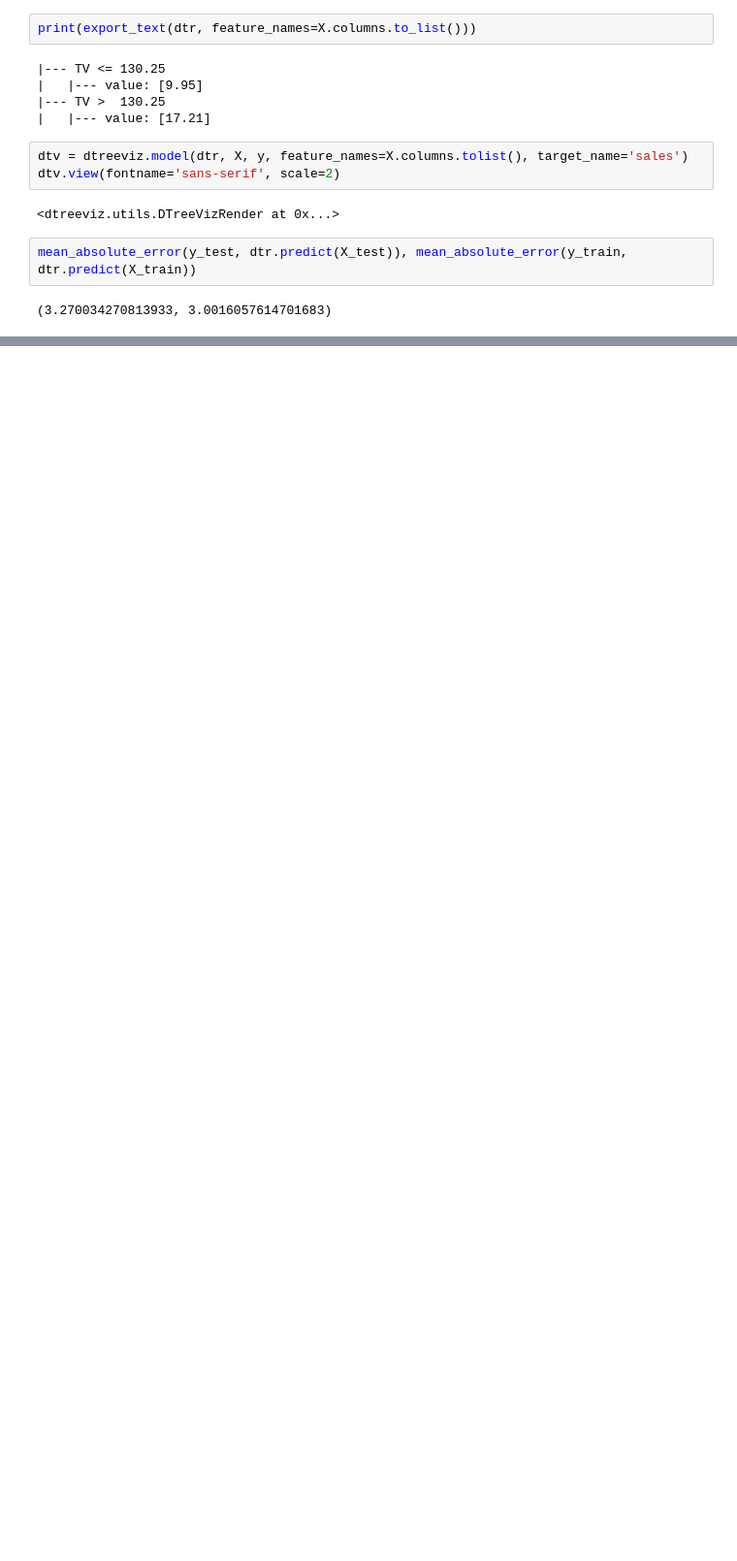
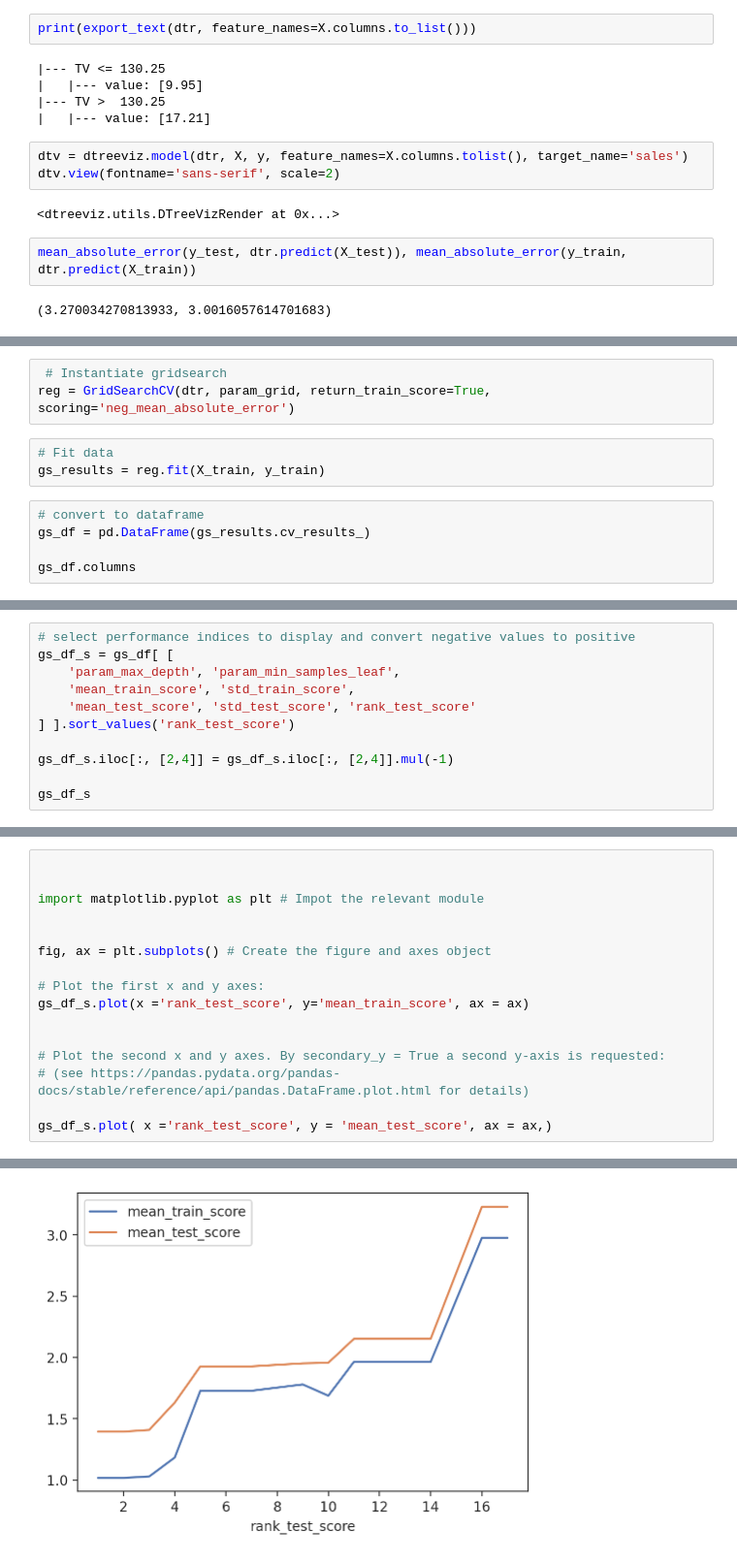
Before and after one commit to kessingtonosazee/GCP_Project_1, a Jupyter notebook: mlc_2324_w6_lab_prep1.ipynb, the cells around one changed output, grey strips where cells are left out. Shown at 97% size. Drawn from its saved outputs; the diff is of its cells as text; blank space fills up the shorter version.

```diff
--- a/mlc_2324_w6_lab_prep1.ipynb
+++ b/mlc_2324_w6_lab_prep1.ipynb
@@ -68,0 +97,11 @@ mean_absolute_error(y_test, dtr.predict(X_test)), mean_absolute_error(y_train, d
+# %%
+ # Instantiate gridsearch
+reg = GridSearchCV(dtr, param_grid, return_train_score=True, scoring='neg_mean_absolute_error')
+# %%
+# Fit data
+gs_results = reg.fit(X_train, y_train)
+# %%
+# convert to dataframe
+gs_df = pd.DataFrame(gs_results.cv_results_)
+
+gs_df.columns
@@ -68,0 +117,11 @@ mean_absolute_error(y_test, dtr.predict(X_test)), mean_absolute_error(y_train, d
+# %%
+# select performance indices to display and convert negative values to positive
+gs_df_s = gs_df[ [
+    'param_max_depth', 'param_min_samples_leaf',
+    'mean_train_score', 'std_train_score',
+    'mean_test_score', 'std_test_score', 'rank_test_score'
+] ].sort_values('rank_test_score')
+
+gs_df_s.iloc[:, [2,4]] = gs_df_s.iloc[:, [2,4]].mul(-1)
+
+gs_df_s
@@ -68,0 +195,17 @@ mean_absolute_error(y_test, dtr.predict(X_test)), mean_absolute_error(y_train, d
+# %%
+
+
+import matplotlib.pyplot as plt # Impot the relevant module
+
+
+fig, ax = plt.subplots() # Create the figure and axes object
+
+# Plot the first x and y axes:
+gs_df_s.plot(x ='rank_test_score', y='mean_train_score', ax = ax)
+
+
+# Plot the second x and y axes. By secondary_y = True a second y-axis is requested:
+# (see https://pandas.pydata.org/pandas-docs/stable/reference/api/pandas.DataFrame.plot.html for details)
+
+gs_df_s.plot( x ='rank_test_score', y = 'mean_test_score', ax = ax,)
+# %% [output]
@@ -68,0 +213 @@ mean_absolute_error(y_test, dtr.predict(X_test)), mean_absolute_error(y_train, d
+[figure, added]
```
Also changed, not shown: parts of 9 cells of this notebook.
